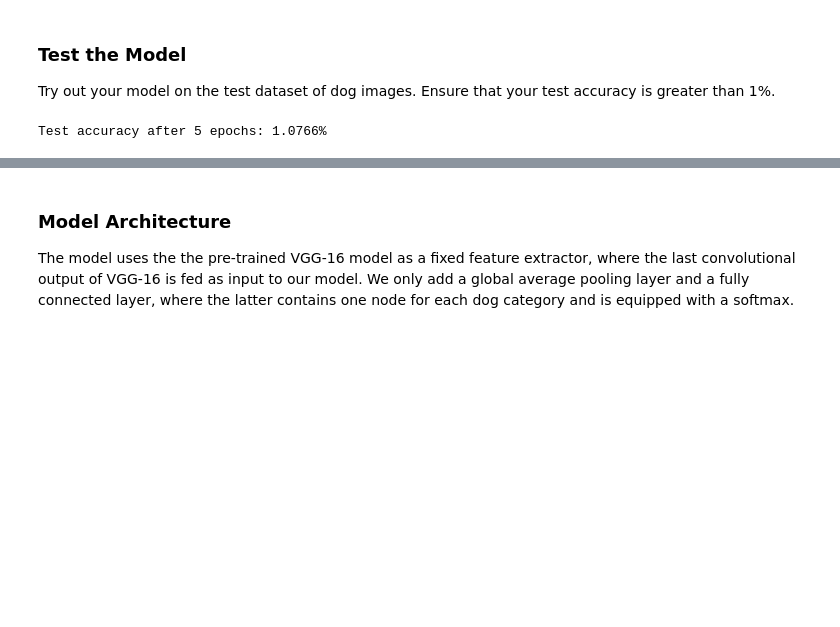
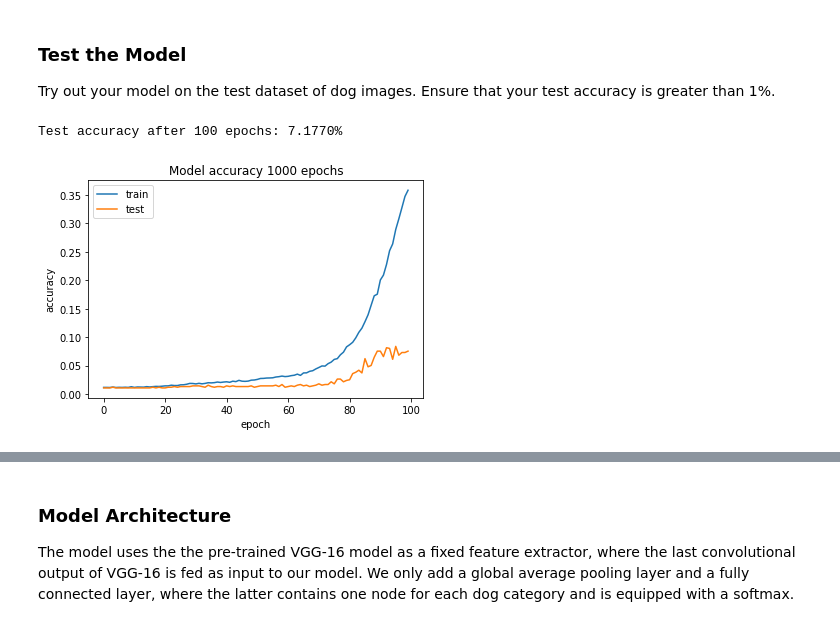
Before and after one commit to alirezakfz/Dog_Bread_Classification, a Jupyter notebook: dog_app.ipynb, the cells around one changed output, grey strips where cells are left out. Drawn from its saved outputs; the diff is of its cells as text; code cells hidden in the pictures; blank space fills up the shorter version.

```diff
--- a/dog_app.ipynb
+++ b/dog_app.ipynb
@@ -499,7 +477,7 @@ epochs = 100
 checkpointer = ModelCheckpoint(filepath='saved_models/weights.best.from_scratch_100epoch_2dense.hdf5',
                                verbose=1, save_best_only=True)
 
-model.fit(train_tensors, train_targets,
-          validation_data=(valid_tensors, valid_targets),
-          epochs=epochs, batch_size=20, callbacks=[checkpointer], verbose=1)
+history = model.fit(train_tensors, train_targets,
+                  validation_data=(valid_tensors, valid_targets),
+                  epochs=epochs, batch_size=20, callbacks=[checkpointer], verbose=1)
 # %% [output]
@@ -545,6 +512,17 @@ dog_breed_predictions = [np.argmax(model.predict(np.expand_dims(tensor, axis=0))
 
 # report test accuracy
 test_accuracy = 100*np.sum(np.array(dog_breed_predictions)==np.argmax(test_targets, axis=1))/len(dog_breed_predictions)
-print('Test accuracy after 5 epochs: %.4f%%' % test_accuracy)
+print('Test accuracy after 100 epochs: %.4f%%' % test_accuracy)
 # %% [output]
-Test accuracy after 5 epochs: 1.0766%
+Test accuracy after 100 epochs: 7.1770%
+# %%
+# summarize history for accuracy
+plt.plot(history.history['acc'])
+plt.plot(history.history['val_acc'])
+plt.title('Model accuracy 100 epochs')
+plt.ylabel('accuracy')
+plt.xlabel('epoch')
+plt.legend(['train', 'test'], loc='upper left')
+plt.show()
+# %% [output]
+[figure, added]
```
Also changed, not shown: parts of 151 cells of this notebook.
